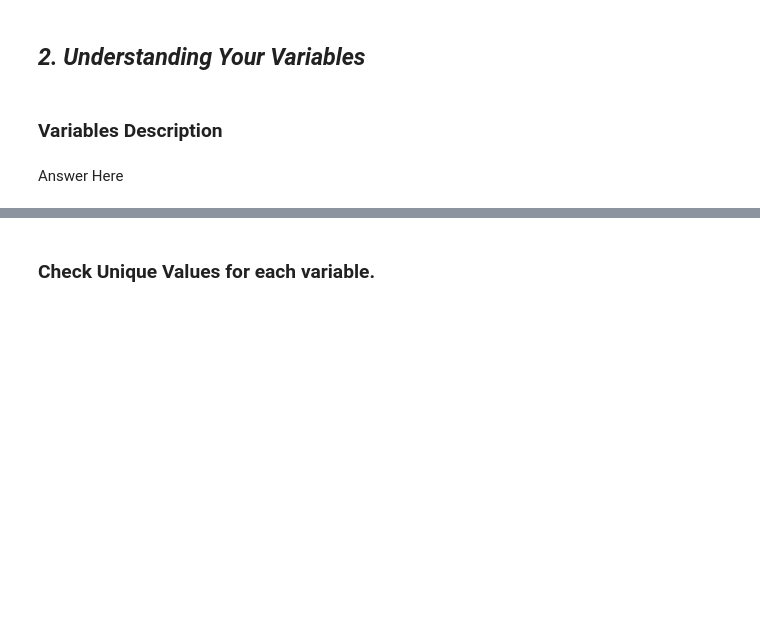
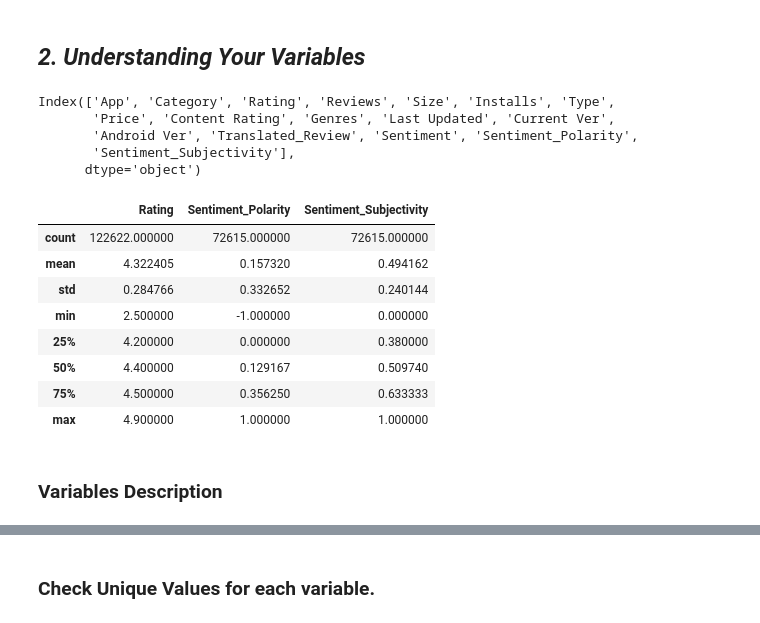
Before and after one commit to Mostaqul143/Playstore-App-Review-Analysis, a Jupyter notebook: EDA Submission Template.ipynb, the cells around one changed output, grey strips where cells are left out. Drawn from its saved outputs; the diff is of its cells as text; code cells hidden in the pictures; blank space fills up the shorter version.

Commit message:
Second Commit On Playstore_App_Review_Analysis

```diff
--- a/EDA Submission Template.ipynb
+++ b/EDA Submission Template.ipynb
@@ -195,9 +195,25 @@ The dataset contains information about mobile apps available on the Google Play
 ## ***2. Understanding Your Variables***
 # %%
 # Dataset Columns
+df.columns
+# %% [output]
+Index(['App', 'Category', 'Rating', 'Reviews', 'Size', 'Installs', 'Type',
+       'Price', 'Content Rating', 'Genres', 'Last Updated', 'Current Ver',
+       'Android Ver', 'Translated_Review', 'Sentiment', 'Sentiment_Polarity',
+       'Sentiment_Subjectivity'],
+      dtype='object')
 # %%
 # Dataset Describe
+df.describe()
+# %% [output]
+|  | Rating | Sentiment_Polarity | Sentiment_Subjectivity |
+| count | 122622.000000 | 72615.000000 | 72615.000000 |
+| mean | 4.322405 | 0.157320 | 0.494162 |
+| std | 0.284766 | 0.332652 | 0.240144 |
+| min | 2.500000 | -1.000000 | 0.000000 |
+| 25% | 4.200000 | 0.000000 | 0.380000 |
+| 50% | 4.400000 | 0.129167 | 0.509740 |
+| 75% | 4.500000 | 0.356250 | 0.633333 |
+| max | 4.900000 | 1.000000 | 1.000000 |
 # %% [markdown]
 ### Variables Description
-# %% [markdown]
-Answer Here
```
Also changed, not shown: parts of 2 cells of this notebook.
